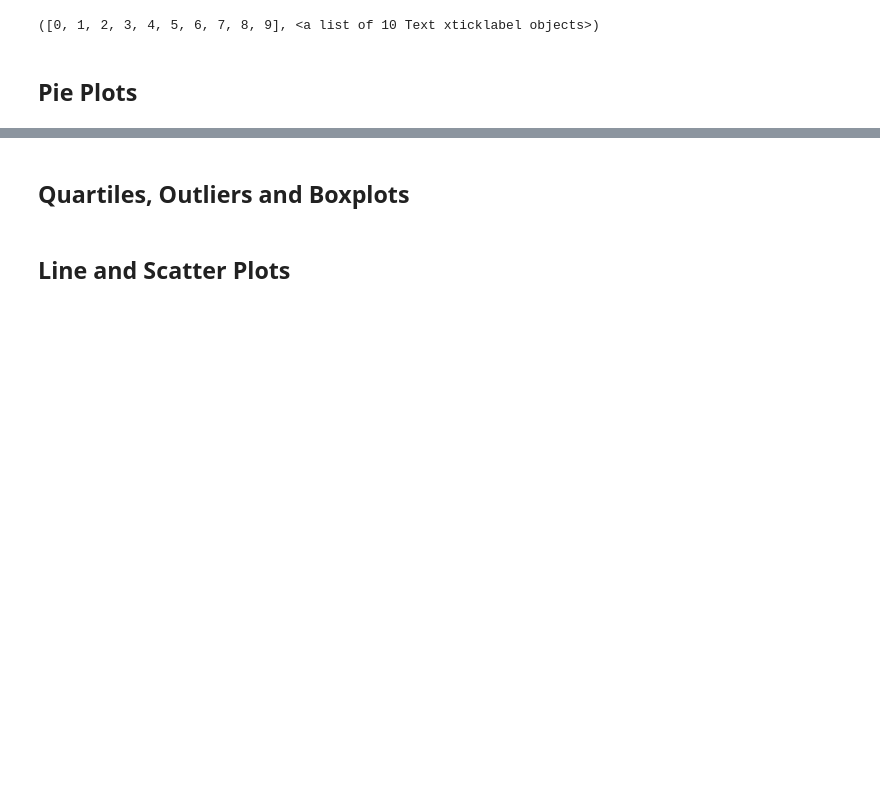
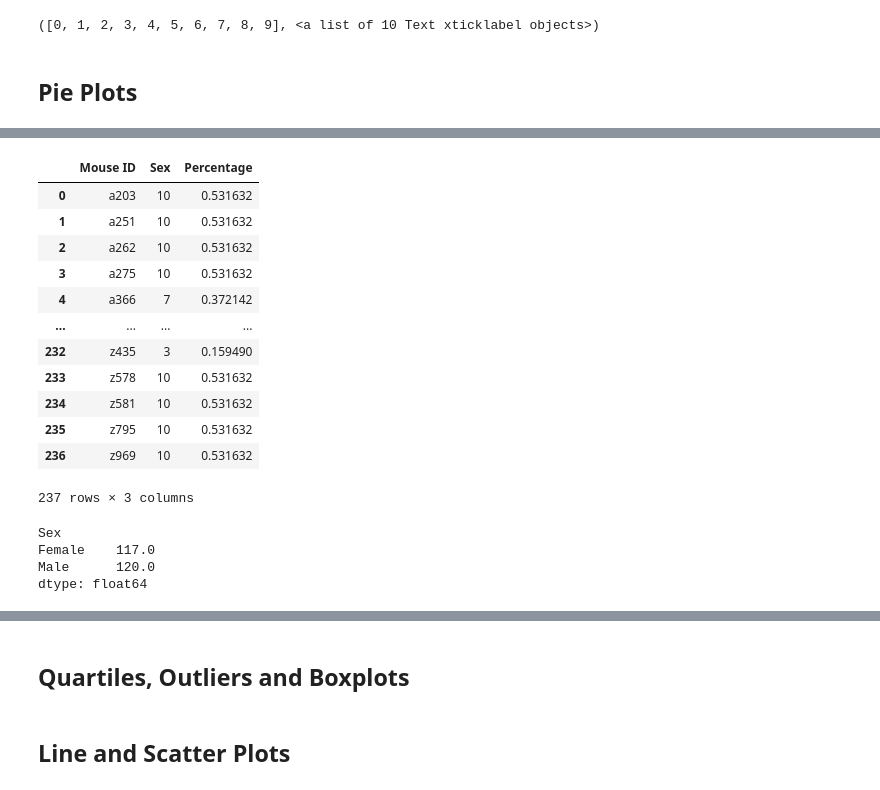
Before and after one commit to crchunn/plotpower, a Jupyter notebook: Instructions/Pymaceuticals/pymaceuticals_starter.ipynb, the cells around one changed output, grey strips where cells are left out. Saved outputs shown, nothing was run; the diff lists cells and outputs as text; code cells hidden in the pictures; blank space fills up the shorter version.

```diff
--- a/Instructions/Pymaceuticals/pymaceuticals_starter.ipynb
+++ b/Instructions/Pymaceuticals/pymaceuticals_starter.ipynb
@@ -197,0 +197,29 @@ plt.xticks(rotation=45)
+# %%
+P = mousemerged_df.groupby('Mouse ID')['Sex'].count().reset_index()
+P['Percentage'] = 100 * P['Sex']  / P['Sex'].sum()
+P
+# %% [output]
+|  | Mouse ID | Sex | Percentage |
+| 0 | a203 | 10 | 0.531632 |
+| 1 | a251 | 10 | 0.531632 |
+| 2 | a262 | 10 | 0.531632 |
+| 3 | a275 | 10 | 0.531632 |
+| 4 | a366 | 7 | 0.372142 |
+| ... | ... | ... | ... |
+| 232 | z435 | 3 | 0.159490 |
+| 233 | z578 | 10 | 0.531632 |
+| 234 | z581 | 10 | 0.531632 |
+| 235 | z795 | 10 | 0.531632 |
+| 236 | z969 | 10 | 0.531632 |
+237 rows × 3 columns
+# %%
+sex_p = pd.crosstab(mousemerged_df['Mouse ID'],mousemerged_df['Sex']).apply(lambda r: r/r.sum(), axis=1)
+sex_pd = sex_p.sum()
+#sex_p = pd.crosstab(mousemerged_df['Mouse ID'],mousemerged_df['Sex']).apply(lambda r: r/len(mousemerged_df), axis=1)
+#sex_p_t = sex_p.groupby(['Female', 'Male']).sum()
+sex_pd
+# %% [output]
+Sex
+Female    117.0
+Male      120.0
+dtype: float64
```
Also changed, not shown: parts of 16 cells of this notebook.
